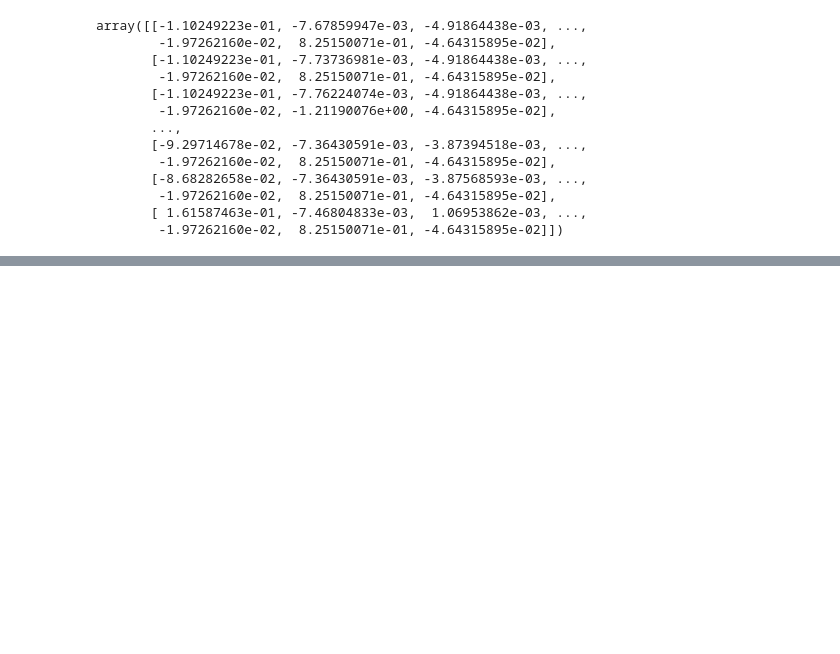
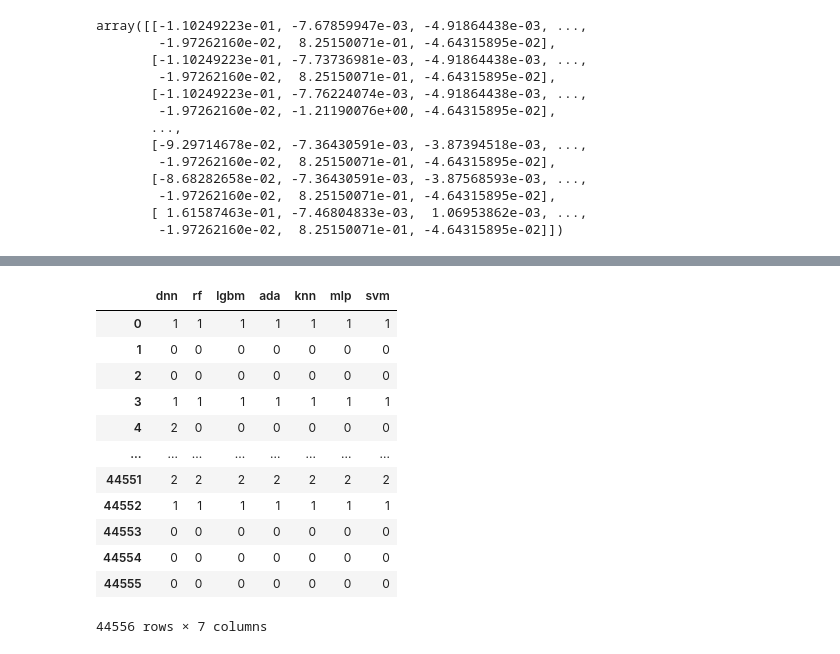
Before and after one commit to ogarreche/Ensemble, a Jupyter notebook: my_first_emsemble.ipynb, the cells around one changed output, grey strips where cells are left out. Cells and saved outputs as stored; diff of their text form; code cells hidden in the pictures; blank space fills up the shorter version.

```diff
--- a/my_first_emsemble.ipynb
+++ b/my_first_emsemble.ipynb
@@ -632,0 +961,16 @@ y_pred = knn_clf.predict_proba(X_test)
+# %%
+X_01
+# %% [output]
+|  | dnn | rf | lgbm | ada | knn | mlp | svm |
+| 0 | 1 | 1 | 1 | 1 | 1 | 1 | 1 |
+| 1 | 0 | 0 | 0 | 0 | 0 | 0 | 0 |
+| 2 | 0 | 0 | 0 | 0 | 0 | 0 | 0 |
+| 3 | 1 | 1 | 1 | 1 | 1 | 1 | 1 |
+| 4 | 2 | 0 | 0 | 0 | 0 | 0 | 0 |
+| ... | ... | ... | ... | ... | ... | ... | ... |
+| 44551 | 2 | 2 | 2 | 2 | 2 | 2 | 2 |
+| 44552 | 1 | 1 | 1 | 1 | 1 | 1 | 1 |
+| 44553 | 0 | 0 | 0 | 0 | 0 | 0 | 0 |
+| 44554 | 0 | 0 | 0 | 0 | 0 | 0 | 0 |
+| 44555 | 0 | 0 | 0 | 0 | 0 | 0 | 0 |
+44556 rows × 7 columns
```
Also changed, not shown: parts of 29 cells of this notebook, 1 other file.
